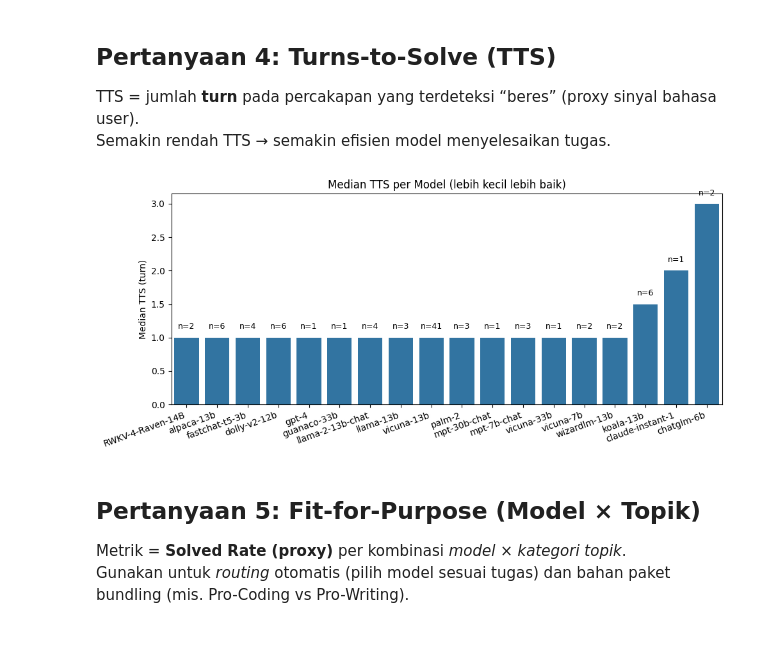
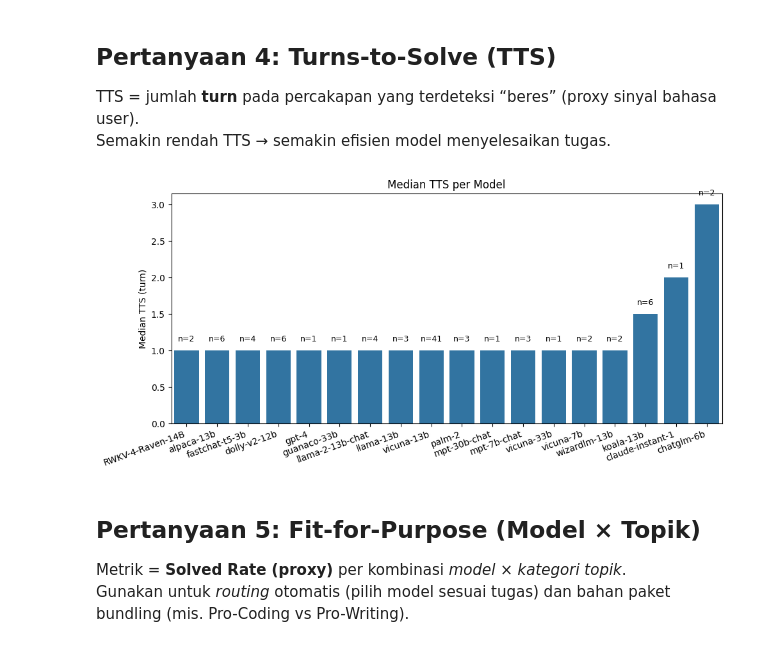
Before and after one commit to dragneel1111/Analisis-Penggunaan-AI, a Jupyter notebook: Proyek_Analisis_Data.ipynb, the cells around one changed output. Drawn from its saved outputs; the diff is of its cells as text; code cells hidden in the pictures.

```diff
--- a/Proyek_Analisis_Data.ipynb
+++ b/Proyek_Analisis_Data.ipynb
@@ -354,32 +354,40 @@ else:
     tts_stats = (
     df_solved
     .groupby("model", observed=True)["turn"]
-    .agg(count="count", mean="mean", median="median", p75=lambda s: s.quantile(0.75))
+    .agg(n_solved="count", mean="mean", median="median", p75=lambda s: s.quantile(0.75))
     .sort_values("median")
     .round(2)
     )
     tts_stats
 # %%
-import seaborn as sns, matplotlib.pyplot as plt
+# Plot bar Median TTS per model + anotasi n_solved
+import matplotlib.pyplot as plt
+import seaborn as sns
 
-if df_solved.empty:
-    pass
+if "tts_stats" not in globals() or tts_stats is None or tts_stats.empty:
+    print("Belum ada data TTS untuk diplot.")
 else:
-    plt.figure(figsize=(10, 4.5))
+    # pastikan urutan sumbu X konsisten
     order = tts_stats.index.tolist()
-    ax = sns.barplot(x=tts_stats.index, y=tts_stats["median"], order=order)
-    ax.set_title("Median TTS per Model (lebih kecil lebih baik)")
+
+    fig, ax = plt.subplots(figsize=(10, 4.8))
+    sns.barplot(x=tts_stats.index, y=tts_stats["median"], order=order, ax=ax)
     ax.set_xlabel("")
     ax.set_ylabel("Median TTS (turn)")
+    ax.set_title("Median TTS per Model")
     plt.xticks(rotation=20, ha="right")
-    # Anotasi n di atas bar
-    for i, model in enumerate(order):
-        n = int(tts_stats.loc[model, "count"])
-        ax.text(i, tts_stats.loc[model, "median"] + 0.1, f"n={n}", ha="center", va="bottom", fontsize=9)
+
+    # anotasi jumlah percakapan solved (n_solved) di atas tiap bar
+    for i, (median_val, n_val) in enumerate(
+        zip(tts_stats.loc[order, "median"], tts_stats.loc[order, "n_solved"])
+    ):
+        ax.text(i, float(median_val) + 0.1, f"n={int(n_val)}",
+                ha="center", va="bottom", fontsize=9)
+
     plt.tight_layout()
     plt.show()
 # %% [output]
-[figure, old version]
+[figure, new version]
 # %% [markdown]
 ## Pertanyaan 5: Fit-for-Purpose (Model × Topik)
 Metrik = **Solved Rate (proxy)** per kombinasi *model × kategori topik*.
```
Also changed, not shown: parts of 1 cell of this notebook.
